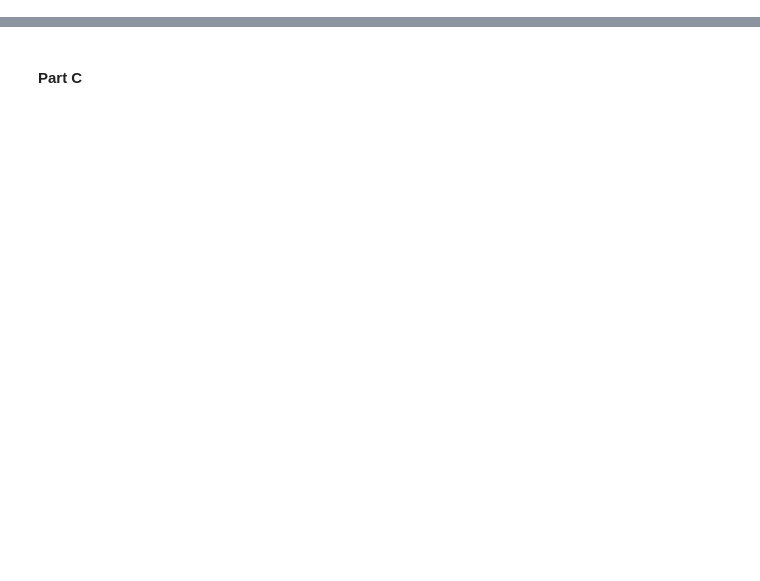
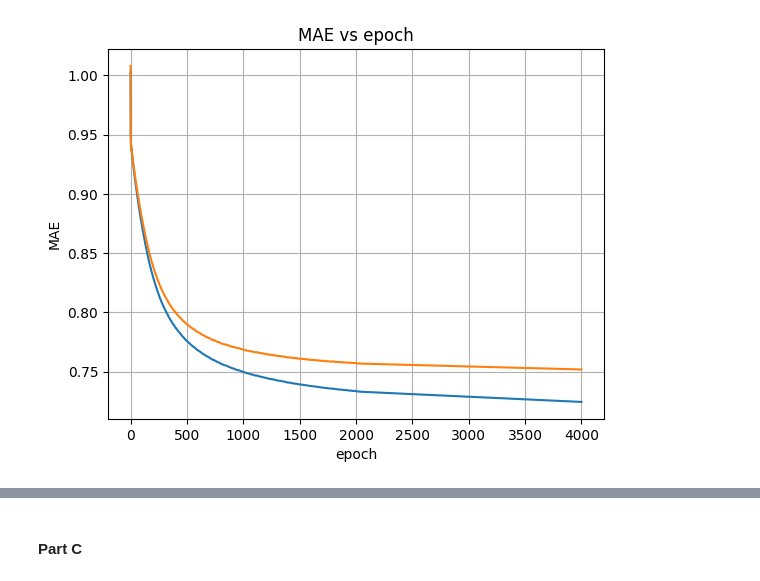
Before and after one commit to JordanPauzie/Movie-Recommendation-Model, a Jupyter notebook: PlotA.ipynb, the cells around one changed output, grey strips where cells are left out. Cells and saved outputs as stored; diff of their text form; code cells hidden in the pictures; blank space fills up the shorter version.

```diff
--- a/PlotA.ipynb
+++ b/PlotA.ipynb
@@ -51,3 +51,8 @@ plot_mae_v_epoch(k50_df)
+# %%
+ktemp50_df = parser("temp.txt")
+plot_mae_v_epoch(ktemp50_df)
+# %% [output]
+[figure, added]
 # %%
 import itertools
 
```
Also changed, not shown: parts of 10 cells of this notebook, 9 other files.
